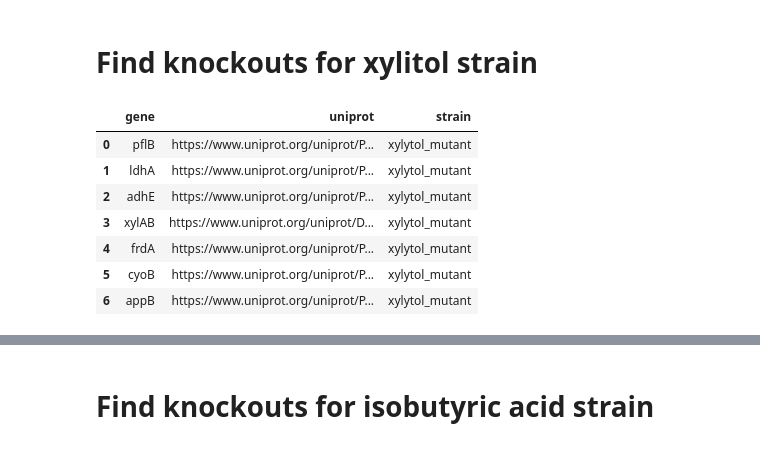
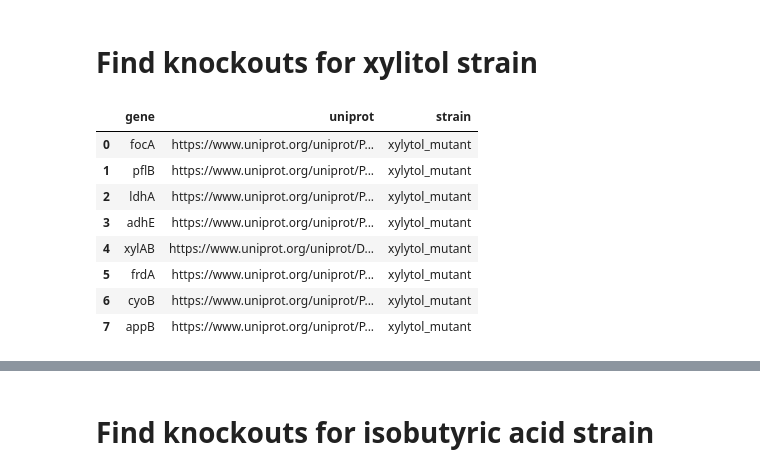
Before and after one commit to matinnuhamunada/co_culture_model, a Jupyter notebook: 00_find_knockouts.ipynb, the cells around one changed output, grey strips where cells are left out. Saved outputs shown, nothing was run; the diff lists cells and outputs as text; code cells hidden in the pictures.

```diff
--- a/00_find_knockouts.ipynb
+++ b/00_find_knockouts.ipynb
@@ -41,23 +42,24 @@ service = UniProt()
 # Find knockouts for xylitol strain
 # %%
 df_xylitol = pd.read_csv('data/data_ko_xylitol_strain.txt', header = None,
-            skiprows = 1,
+            skiprows = 0,
             sep = ',',
             names = [
                 'gene',
                 'uniprot',
                 'strain'])
 df_xylitol['strain'] = 'xylytol_mutant'
 df_xylitol
 # %% [output]
 |  | gene | uniprot | strain |
-| 0 | pflB | https://www.uniprot.org/uniprot/P... | xylytol_mutant |
-| 1 | ldhA | https://www.uniprot.org/uniprot/P... | xylytol_mutant |
-| 2 | adhE | https://www.uniprot.org/uniprot/P... | xylytol_mutant |
-| 3 | xylAB | https://www.uniprot.org/uniprot/D... | xylytol_mutant |
-| 4 | frdA | https://www.uniprot.org/uniprot/P... | xylytol_mutant |
-| 5 | cyoB | https://www.uniprot.org/uniprot/P... | xylytol_mutant |
-| 6 | appB | https://www.uniprot.org/uniprot/P... | xylytol_mutant |
+| 0 | focA | https://www.uniprot.org/uniprot/P... | xylytol_mutant |
+| 1 | pflB | https://www.uniprot.org/uniprot/P... | xylytol_mutant |
+| 2 | ldhA | https://www.uniprot.org/uniprot/P... | xylytol_mutant |
+| 3 | adhE | https://www.uniprot.org/uniprot/P... | xylytol_mutant |
+| 4 | xylAB | https://www.uniprot.org/uniprot/D... | xylytol_mutant |
+| 5 | frdA | https://www.uniprot.org/uniprot/P... | xylytol_mutant |
+| 6 | cyoB | https://www.uniprot.org/uniprot/P... | xylytol_mutant |
+| 7 | appB | https://www.uniprot.org/uniprot/P... | xylytol_mutant |
 # %%
 df = pd.DataFrame(columns=["Entry", "Entry name", "Gene names  (primary )", "Gene names  (synonym )", "Protein names","Gene ontology (molecular function)","Catalytic activity"])
 for i in df_xylitol.uniprot:
```
Also changed, not shown: parts of 17 cells of this notebook, 4 other files.
